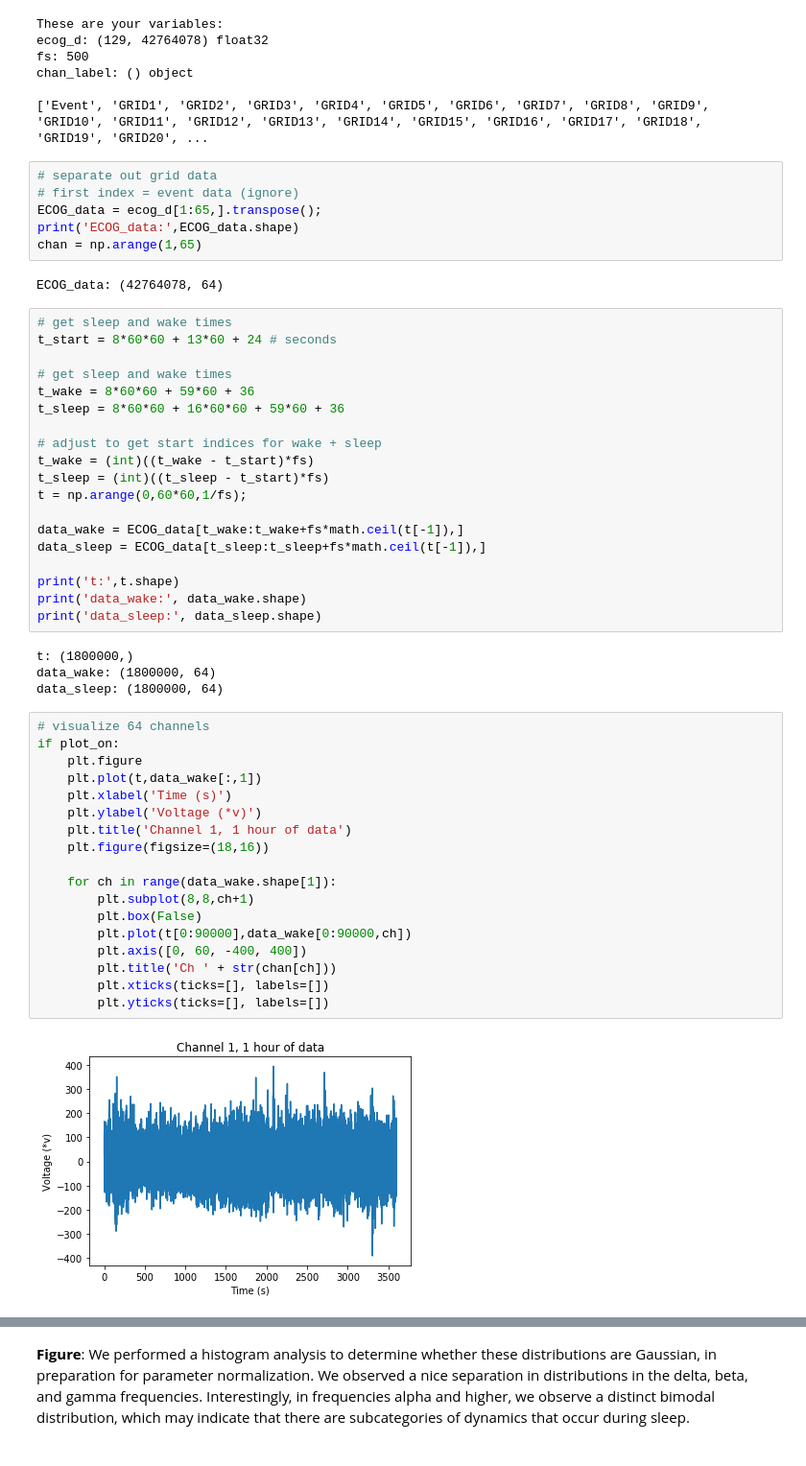
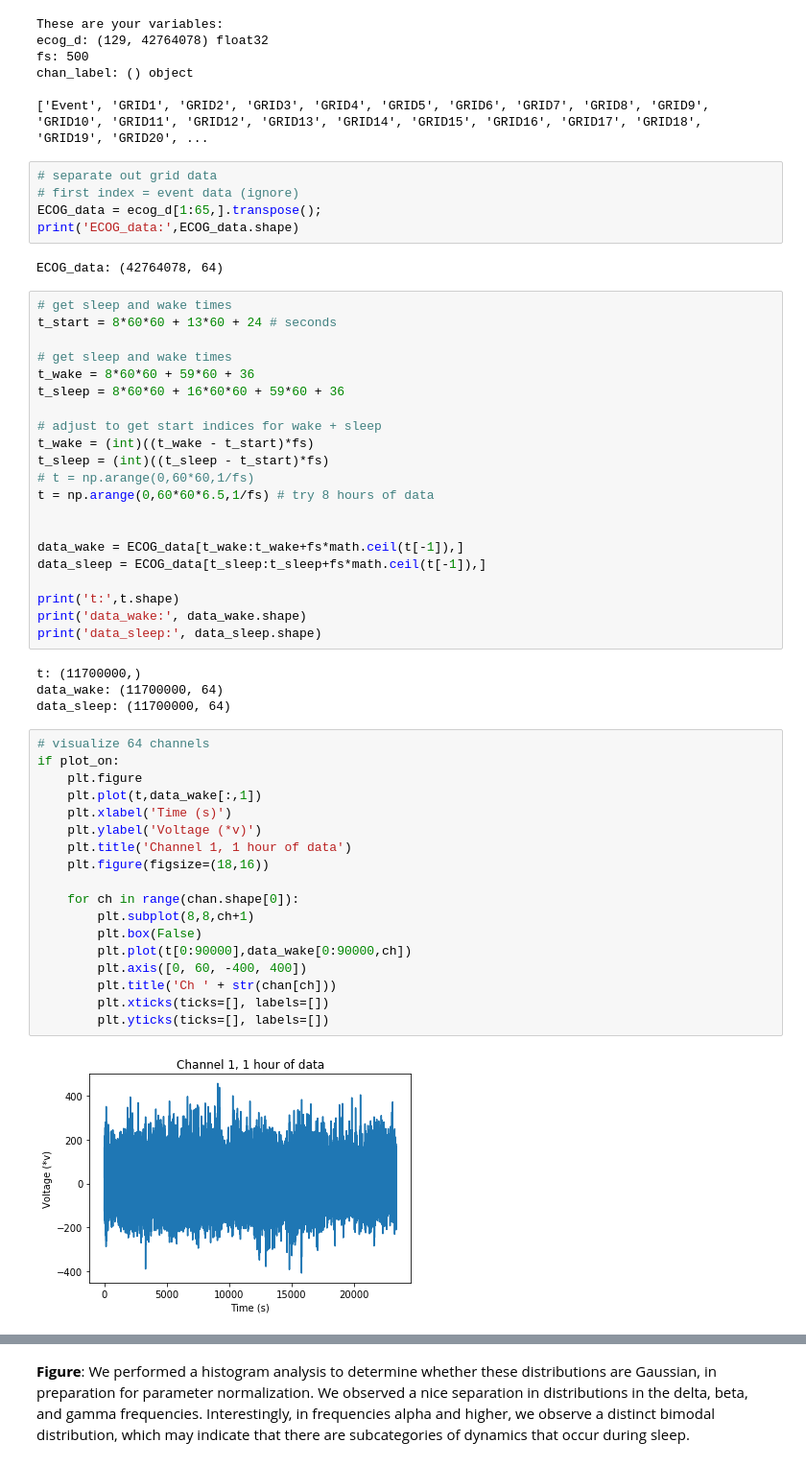
Before and after one commit to sunh20/SleepClass, a Jupyter notebook: sleep_process_d6.ipynb, the cells around one changed output, grey strips where cells are left out. Shown: that part at 96% size. Drawn from its saved outputs; the diff is of its cells as text.

```diff
--- a/sleep_process_d6.ipynb
+++ b/sleep_process_d6.ipynb
@@ -85,7 +85,6 @@ chan_label: () object
 # first index = event data (ignore)
 ECOG_data = ecog_d[1:65,].transpose();
 print('ECOG_data:',ECOG_data.shape)
-chan = np.arange(1,65)
 # %% [output]
 ECOG_data: (42764078, 64)
 # %%
@@ -99,7 +98,9 @@ t_sleep = 8*60*60 + 16*60*60 + 59*60 + 36
 # adjust to get start indices for wake + sleep
 t_wake = (int)((t_wake - t_start)*fs)
 t_sleep = (int)((t_sleep - t_start)*fs)
-t = np.arange(0,60*60,1/fs);
+# t = np.arange(0,60*60,1/fs)
+t = np.arange(0,60*60*6.5,1/fs) # try 8 hours of data
+
 
 data_wake = ECOG_data[t_wake:t_wake+fs*math.ceil(t[-1]),]
 data_sleep = ECOG_data[t_sleep:t_sleep+fs*math.ceil(t[-1]),]
@@ -108,26 +109,26 @@ print('t:',t.shape)
 print('data_wake:', data_wake.shape)
 print('data_sleep:', data_sleep.shape)
 # %% [output]
-t: (1800000,)
-data_wake: (1800000, 64)
-data_sleep: (1800000, 64)
+t: (11700000,)
+data_wake: (11700000, 64)
+data_sleep: (11700000, 64)
 # %%
 # visualize 64 channels
 if plot_on:
     plt.figure
     plt.plot(t,data_wake[:,1])
     plt.xlabel('Time (s)')
     plt.ylabel('Voltage (*v)')
     plt.title('Channel 1, 1 hour of data')
     plt.figure(figsize=(18,16))
 
-    for ch in range(data_wake.shape[1]):
+    for ch in range(chan.shape[0]):
         plt.subplot(8,8,ch+1)
         plt.box(False)
         plt.plot(t[0:90000],data_wake[0:90000,ch])
         plt.axis([0, 60, -400, 400])
         plt.title('Ch ' + str(chan[ch]))
         plt.xticks(ticks=[], labels=[])
         plt.yticks(ticks=[], labels=[])
 # %% [output]
-[figure, old version]
+[figure, new version]
```
Also changed, not shown: parts of 18 cells of this notebook.
